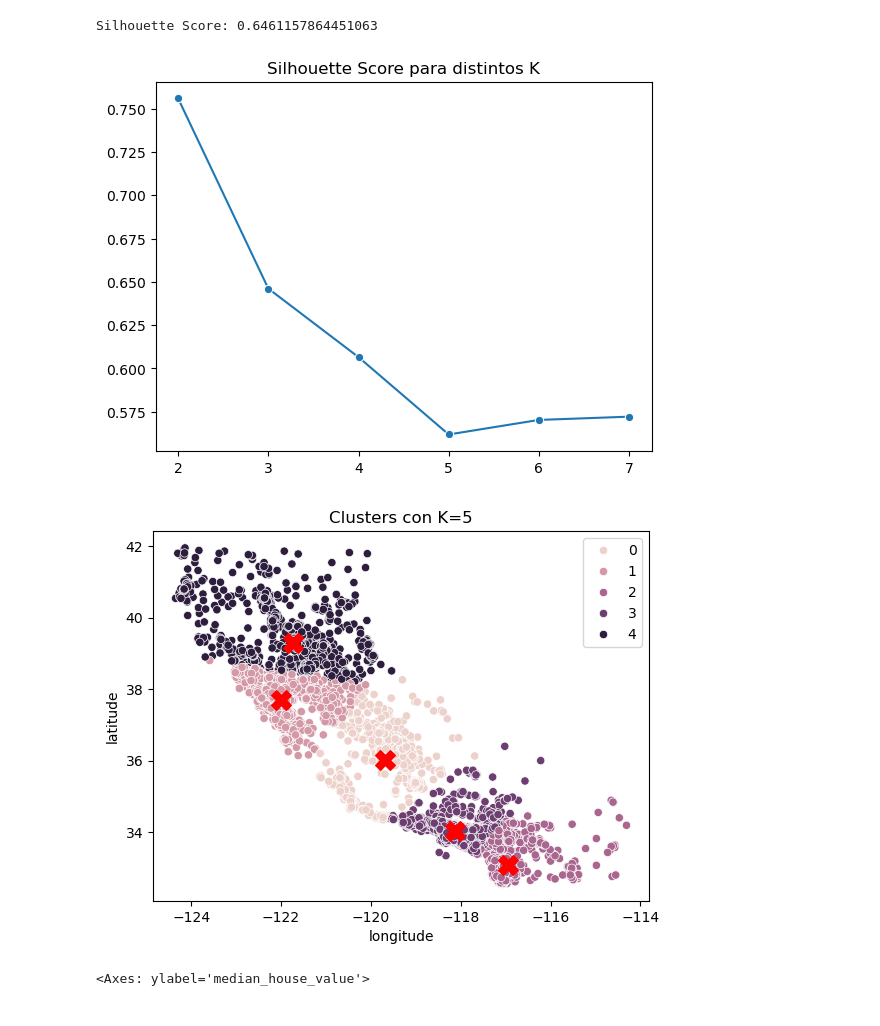
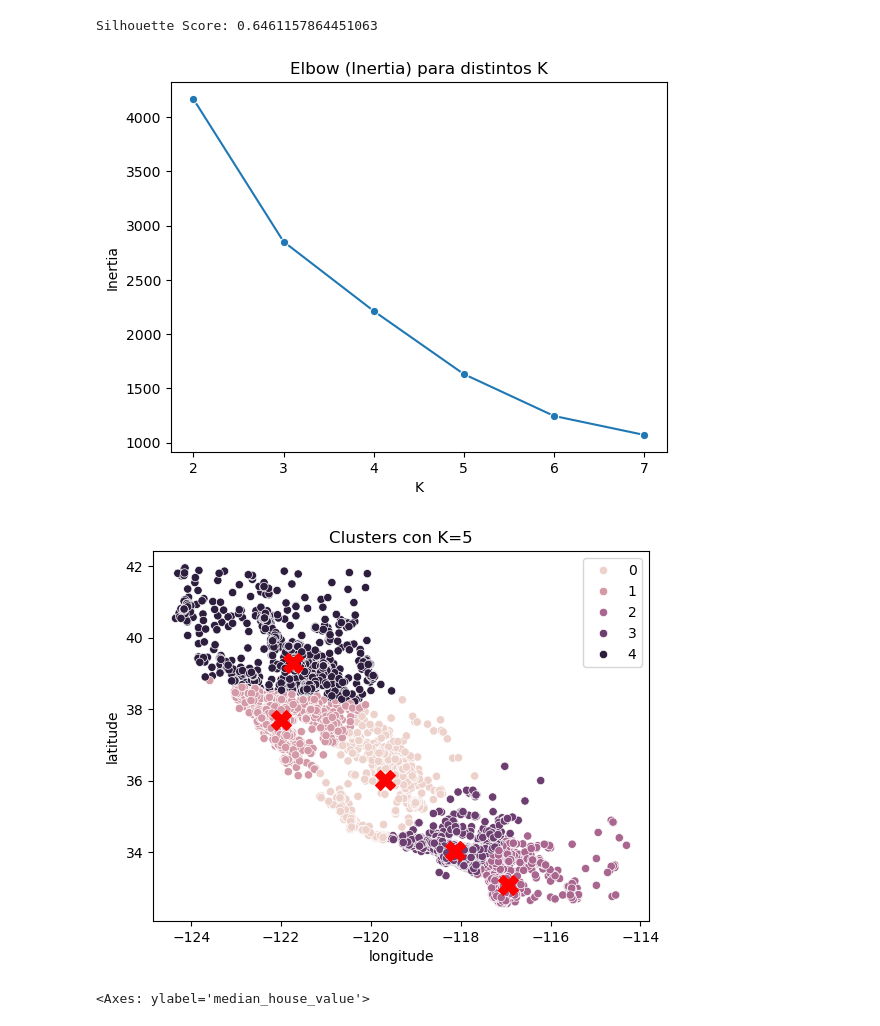
Before and after one commit to Touch89/Edson-Proyecto-3, a Jupyter notebook: Examples_K-Means.ipynb, the cells around one changed output. Cells and saved outputs as stored; diff of their text form; code cells hidden in the pictures.

Commit message:
Modificación 2.0 de los ejemplos, reemplazo de silhouette score por elbow method para gráficas

```diff
--- a/Examples_K-Means.ipynb
+++ b/Examples_K-Means.ipynb
@@ -56,17 +57,17 @@ print("Silhouette Score (Iris):", silhouette_score(X_norm, kmeans.labels_))
 
 K = range(2, 8)
 fits = []
-scores = []
+inertias = []
 
 for k in K:
     model = KMeans(n_clusters=k, random_state=42, n_init='auto').fit(X_norm)
     fits.append(model)
-    scores.append(silhouette_score(X_norm, model.labels_))
+    inertias.append(model.inertia_)
 
-sns.lineplot(x=K, y=scores, marker='o')
-plt.title("Silhouette Score según número de clusters (Iris)")
+sns.lineplot(x=K, y=inertias, marker='o')
+plt.title("Elbow (Inertia) según número de clusters (Iris)")
 plt.xlabel("K")
-plt.ylabel("Silhouette Score")
+plt.ylabel("Inertia")
 plt.show()
 
 chosen_k = 4
@@ -131,38 +132,40 @@ clustered_data = pd.DataFrame({
 sns.boxplot(x='cluster', y='median_house_value', data=clustered_data)
 plt.title("Distribución de precios por cluster (K=3)")
 plt.show()
 
 print("Silhouette Score:", silhouette_score(X_train_norm, kmeans.labels_, metric='euclidean'))
 
 K = range(2, 8)
 fits = []
-score = []
+inertias = []
 
 for k in K:
     model = KMeans(n_clusters=k, random_state=42, n_init='auto').fit(X_train_norm)
     fits.append(model)
-    score.append(silhouette_score(X_train_norm, model.labels_, metric='euclidean'))
+    inertias.append(model.inertia_)
 
-sns.lineplot(x=K, y=score, marker='o')
-plt.title("Silhouette Score para distintos K")
+sns.lineplot(x=K, y=inertias, marker='o')
+plt.title("Elbow (Inertia) para distintos K")
+plt.xlabel("K")
+plt.ylabel("Inertia")
 plt.show()
 
 chosen_k = 5
 chosen_model = fits[chosen_k - 2]
 chosen_centroids = scaler.inverse_transform(chosen_model.cluster_centers_)
 
 sns.scatterplot(data=X_train, x='longitude', y='latitude', hue=chosen_model.labels_)
 plt.scatter(chosen_centroids[:, 1], chosen_centroids[:, 0], s=200, c='red', marker='X', label='Centroides')
 plt.title(f"Clusters con K={chosen_k}")
 plt.show()
 
 sns.boxplot(x = fits[3].labels_, y = y_train['median_house_value'])
 # %% [output]
 [figure]
 [figure]
 [figure]
 Silhouette Score: 0.6461157864451063
-[figure, old version]
+[figure, new version]
 [figure]
 <Axes: ylabel='median_house_value'>
 [figure]
```
Also changed, not shown: parts of 2 cells of this notebook.
